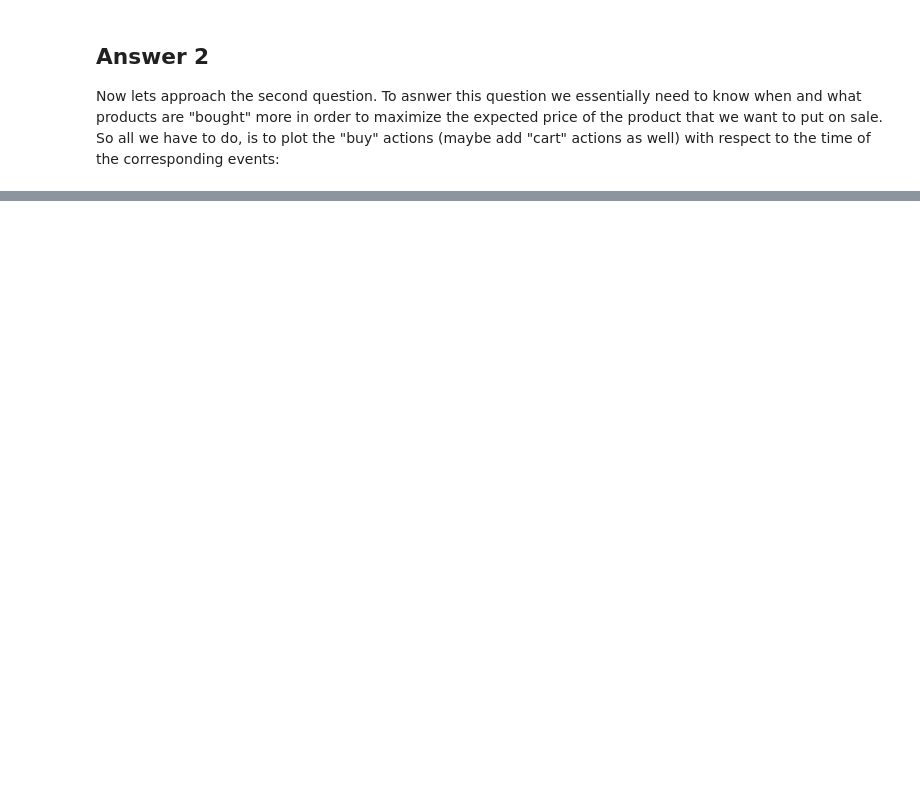
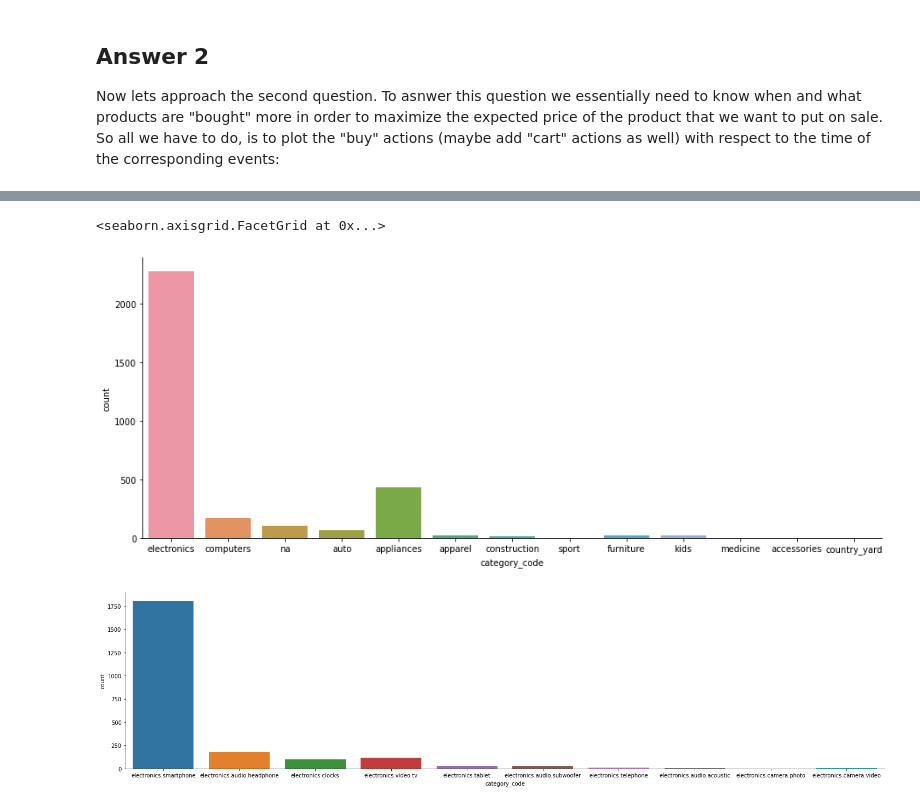
Before and after one commit to Dana-Afazeli/Yektanet-Data-science, a Jupyter notebook: Yektanet_Task1.ipynb, the cells around one changed output, grey strips where cells are left out. Cells and saved outputs as stored; diff of their text form; code cells hidden in the pictures; blank space fills up the shorter version.

```diff
--- a/Yektanet_Task1.ipynb
+++ b/Yektanet_Task1.ipynb
@@ -167,0 +183,18 @@ Name: event_time, Length: 69961, dtype: object
+# %%
+# see what products are sold better in friday noon
+friday_events_df = buy_df[buy_df.event_time > datetime.strptime('2019-10-04 11:00:00 UTC', dateformat)]
+friday_events_df = friday_events_df[buy_df.event_time < datetime.strptime('2019-10-04 13:00:00 UTC', dateformat)]
+
+friday_events_df_cleansed = friday_events_df.copy()
+friday_events_df_cleansed['category_code'] = friday_events_df.apply(lambda row: clean_category(row), axis = 1)
+sns.catplot(x = "category_code", kind="count", data=friday_events_df_cleansed, aspect = 2.5)
+
+# see what are the electronics that are sold more often
+friday_electronics_df = friday_events_df[friday_events_df.category_code.notna()]
+friday_electronics_df = friday_electronics_df[friday_electronics_df.category_code.str.startswith('electronics')]
+
+sns.catplot(x = "category_code", kind="count", data=friday_electronics_df, aspect = 4)
+# %% [output]
+<seaborn.axisgrid.FacetGrid at 0x...>
+[figure, added]
+[figure, added]
```
Also changed, not shown: parts of 11 cells of this notebook.
